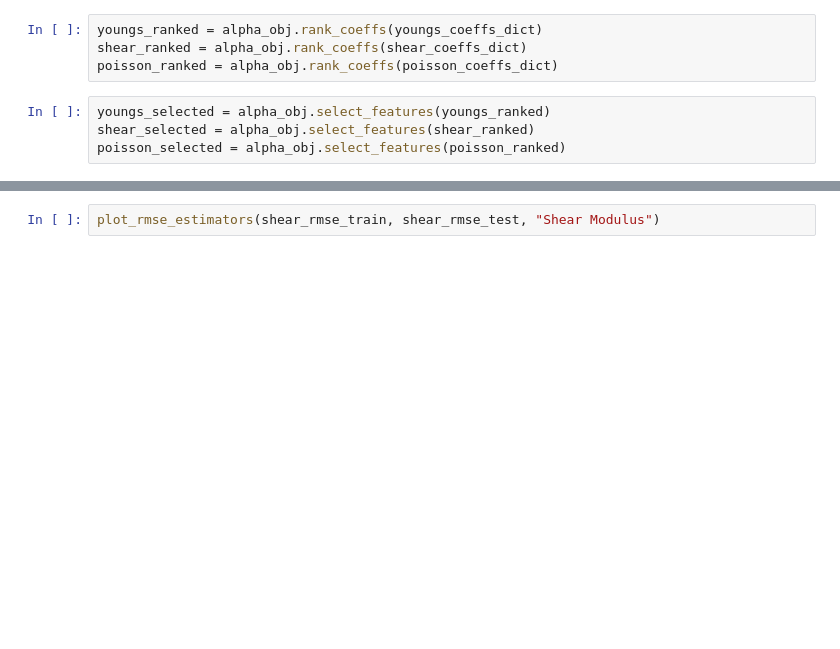
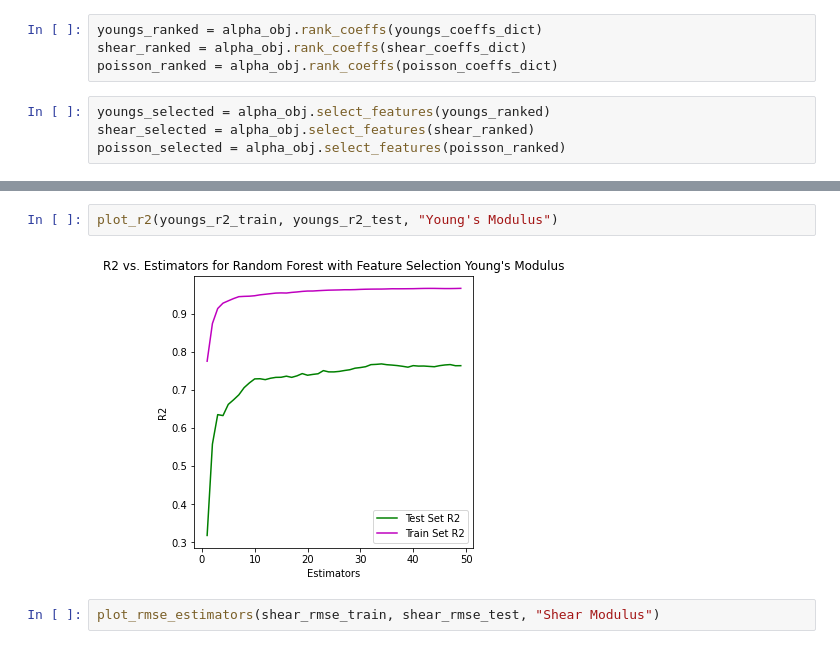
Before and after one commit to zachang890/ML_Research---Glass, a Jupyter notebook: lasso_feature_select_wk5-6.ipynb, the cells around one changed output, grey strips where cells are left out. Drawn from its saved outputs; the diff is of its cells as text; blank space fills up the shorter version.

```diff
--- a/lasso_feature_select_wk5-6.ipynb
+++ b/lasso_feature_select_wk5-6.ipynb
@@ -215,3 +221,7 @@ plot_rmse_estimators(youngs_rmse_train, youngs_rmse_test, "Young's Modulus")
+# %%
+plot_r2(youngs_r2_train, youngs_r2_test, "Young's Modulus")
+# %% [output]
+[figure, added]
 # %%
 plot_rmse_estimators(shear_rmse_train, shear_rmse_test, "Shear Modulus")
 # %% [output]
```
Also changed, not shown: parts of 6 cells of this notebook.
